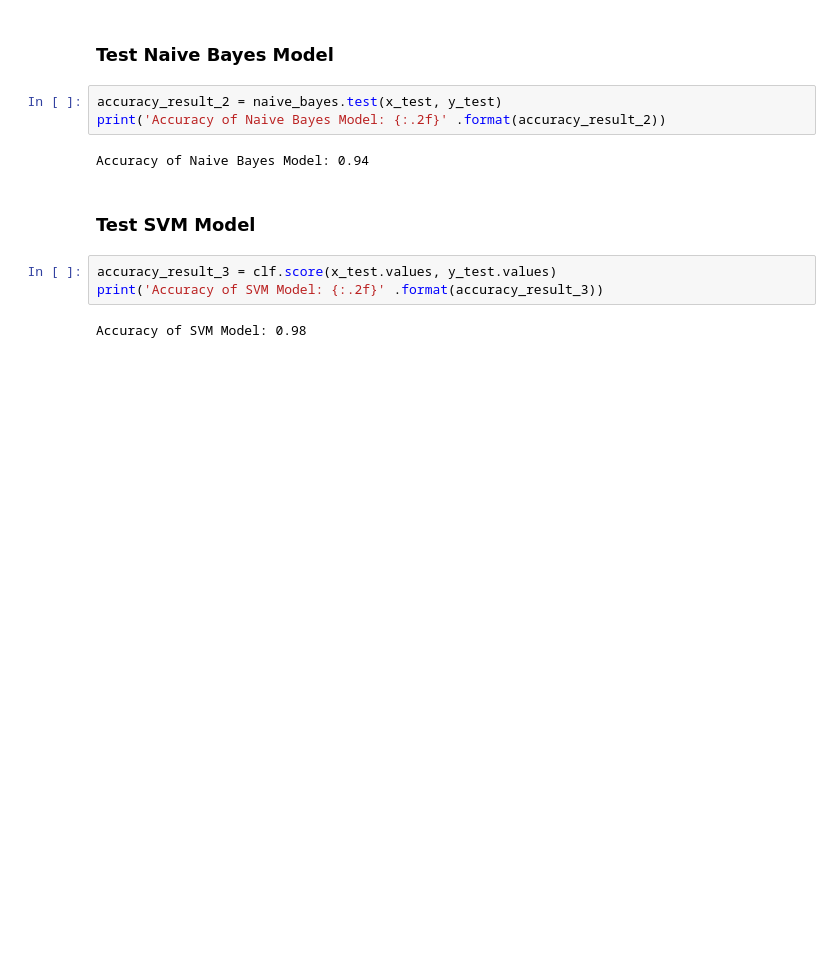
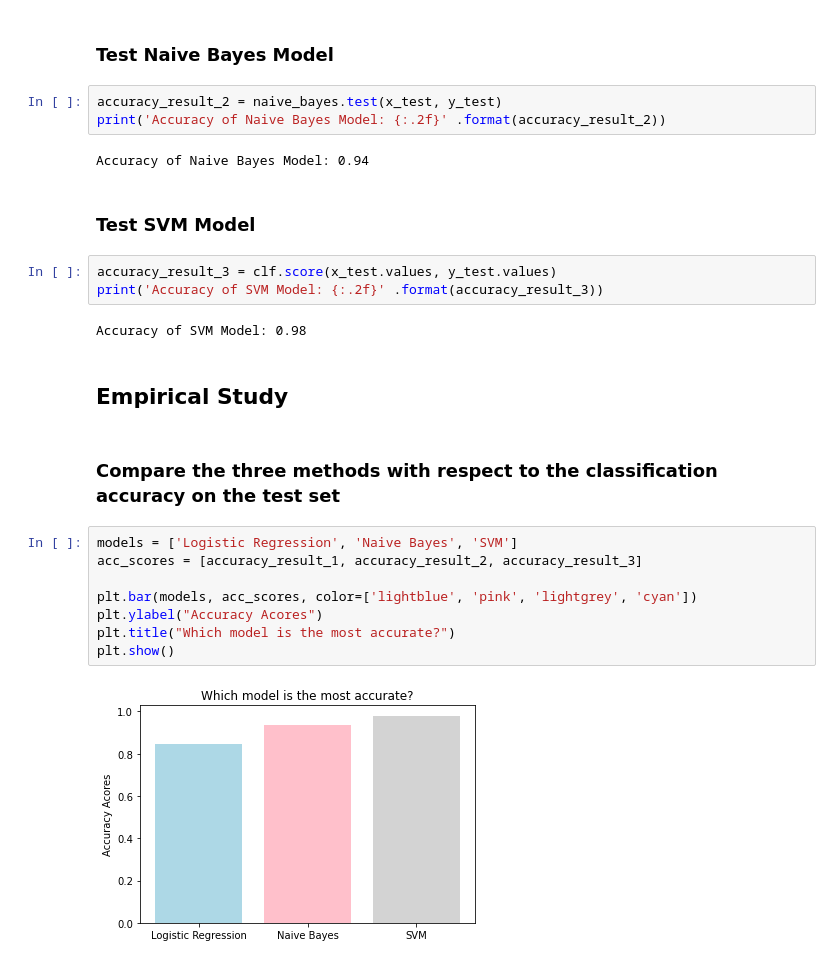
Before and after one commit to CKKKKKKKKK/Machine-Learning, a Jupyter notebook: Project/Project1/main.ipynb, the cells around one changed output. Saved outputs shown, nothing was run; the diff lists cells and outputs as text; blank space fills up the shorter version.

```diff
--- a/Project/Project1/main.ipynb
+++ b/Project/Project1/main.ipynb
@@ -353,3 +353,17 @@ accuracy_result_3 = clf.score(x_test.values, y_test.values)
 print('Accuracy of SVM Model: {:.2f}' .format(accuracy_result_3))
 # %% [output]
 Accuracy of SVM Model: 0.98
+# %% [markdown]
+## Empirical Study
+# %% [markdown]
+### Compare the three methods with respect to the classification accuracy on the test set
+# %%
+models = ['Logistic Regression', 'Naive Bayes', 'SVM']
+acc_scores = [accuracy_result_1, accuracy_result_2, accuracy_result_3]
+
+plt.bar(models, acc_scores, color=['lightblue', 'pink', 'lightgrey', 'cyan'])
+plt.ylabel("Accuracy Acores")
+plt.title("Which model is the most accurate?")
+plt.show()
+# %% [output]
+[figure, added]
```
Also changed, not shown: parts of 2 cells of this notebook.
